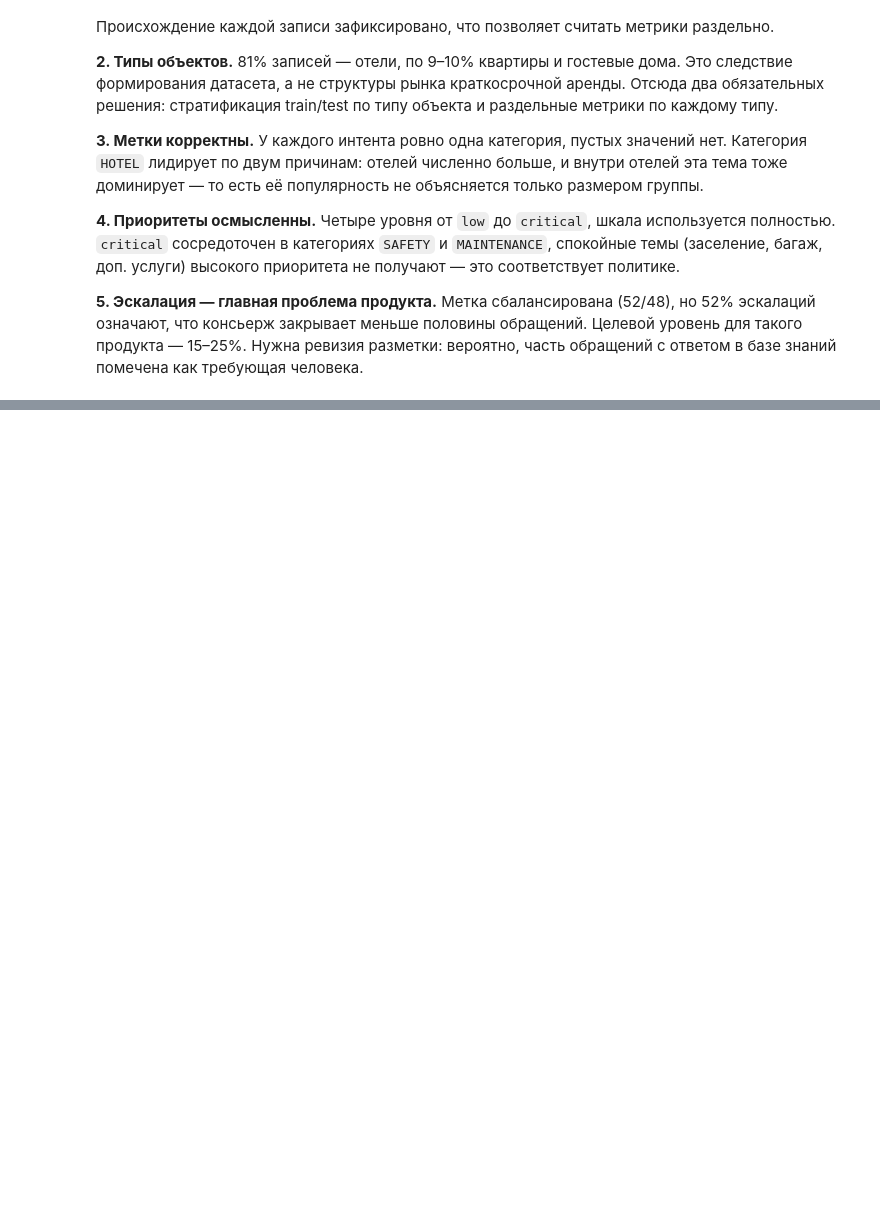
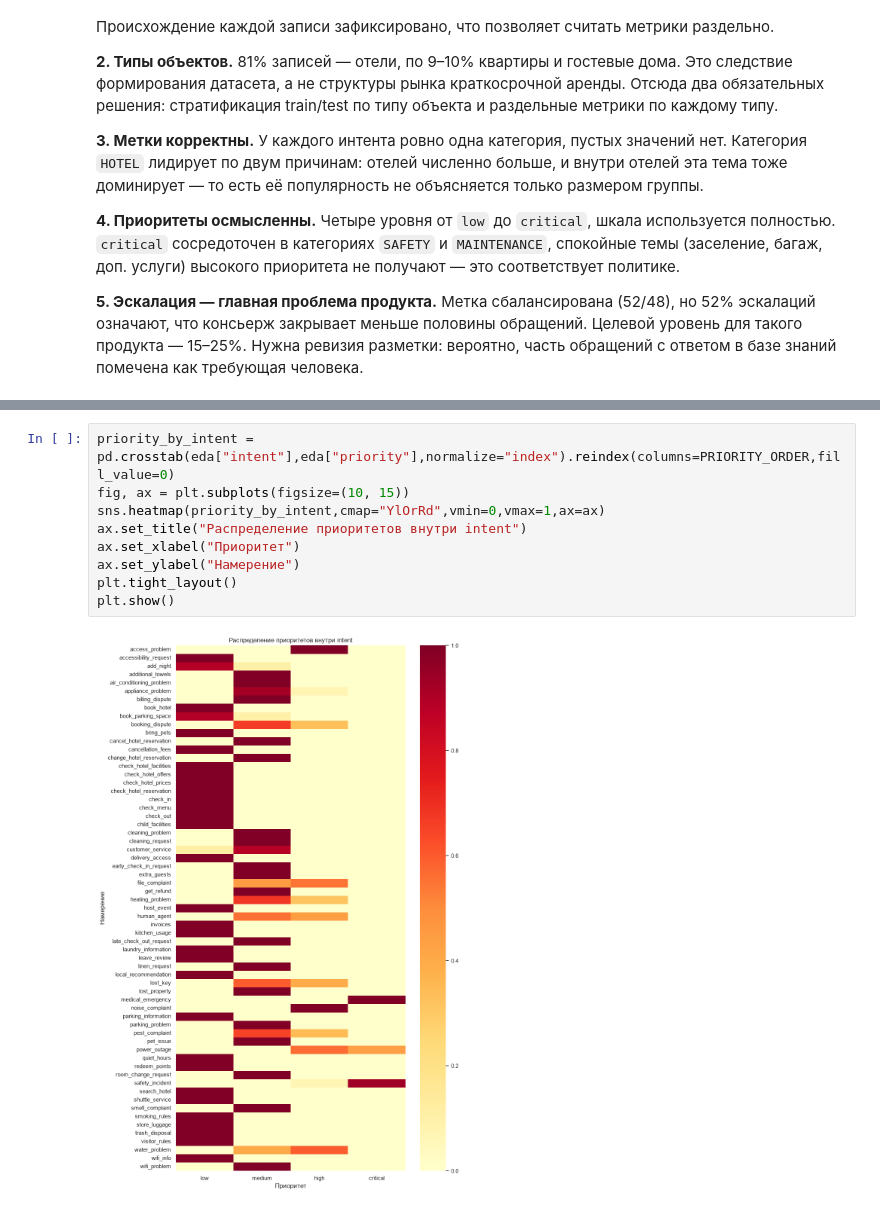
Before and after one commit to Ai-host-team/rental-ai-assistant, a Jupyter notebook: notebooks/01_eda_dataset.ipynb, the cells around one changed output, grey strips where cells are left out. Drawn from its saved outputs; the diff is of its cells as text; blank space fills up the shorter version.

```diff
--- a/notebooks/01_eda_dataset.ipynb
+++ b/notebooks/01_eda_dataset.ipynb
@@ -453,0 +754,11 @@ needs_escalation   {1: 18446, 0: 16554}   доля 1: 52.7%
+# %%
+priority_by_intent = pd.crosstab(eda["intent"],eda["priority"],normalize="index").reindex(columns=PRIORITY_ORDER,fill_value=0)
+fig, ax = plt.subplots(figsize=(10, 15))
+sns.heatmap(priority_by_intent,cmap="YlOrRd",vmin=0,vmax=1,ax=ax)
+ax.set_title("Распределение приоритетов внутри intent")
+ax.set_xlabel("Приоритет")
+ax.set_ylabel("Намерение")
+plt.tight_layout()
+plt.show()
+# %% [output]
+[figure, added]
```
Also changed, not shown: parts of 50 cells of this notebook.
